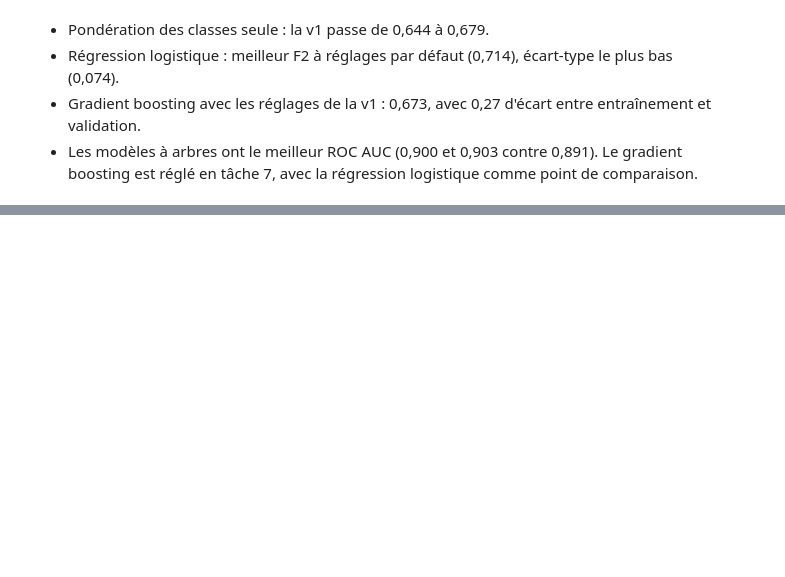
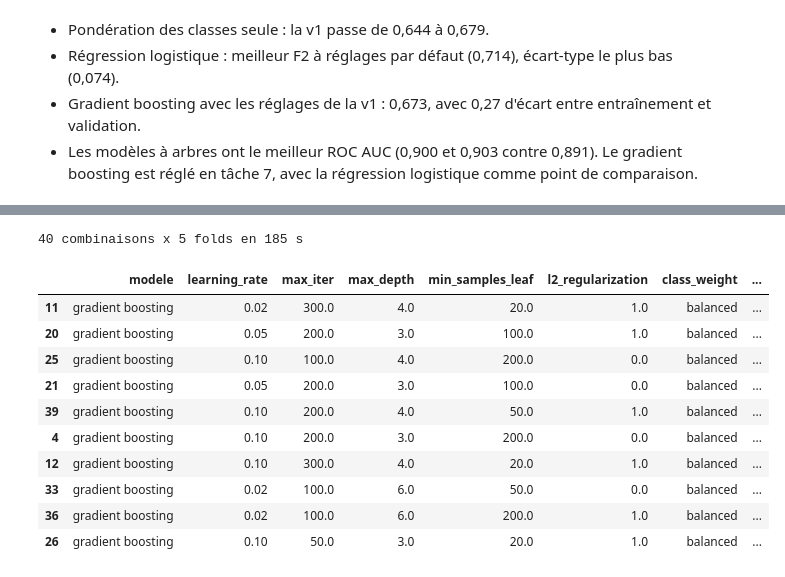
Before and after one commit to sojenorg/M1-B1-annulation-v2-wassim, a Jupyter notebook: notebooks/02_modelisation.ipynb, the cells around one changed output, grey strips where cells are left out. Saved outputs shown, nothing was run; the diff lists cells and outputs as text; code cells hidden in the pictures; blank space fills up the shorter version.

```diff
--- a/notebooks/02_modelisation.ipynb
+++ b/notebooks/02_modelisation.ipynb
@@ -363,0 +368,73 @@ tableau("v1 rejouée", "v1 rejouée + pondération des classes", *familles)
+# %%
+espace = {
+    "classifier__learning_rate": [0.02, 0.05, 0.1],
+    "classifier__max_iter": [50, 100, 200, 300],
+    "classifier__max_depth": [3, 4, 6, None],
+    "classifier__min_samples_leaf": [20, 50, 100, 200],
+    "classifier__l2_regularization": [0, 1, 10],
+    "classifier__class_weight": [None, "balanced"],
+}
+recherche = RandomizedSearchCV(
+    build_pipeline(HistGradientBoostingClassifier(random_state=42)),
+    espace,
+    n_iter=40,
+    cv=CV,
+    scoring=SCORING,
+    refit=False,
+    return_train_score=True,
+    n_jobs=-1,
+    random_state=42,
+)
+debut = time.perf_counter()
+recherche.fit(X_train, y_train)
+print(f"40 combinaisons x 5 folds en {time.perf_counter() - debut:.0f} s")
+
+grille = GridSearchCV(
+    build_pipeline(LogisticRegression(max_iter=2000, class_weight="balanced")),
+    {"classifier__C": [0.01, 0.1, 1, 10]},
+    cv=CV,
+    scoring=SCORING,
+    refit=False,
+    return_train_score=True,
+    n_jobs=-1,
+)
+grille.fit(X_train, y_train);
+# %% [output]
+40 combinaisons x 5 folds en 185 s
+# %%
+def trace(recherche, modele):
+    """Une ligne par combinaison essayée : réglages, scores de validation et d'entraînement."""
+    r = pd.DataFrame(recherche.cv_results_)
+    essais = pd.DataFrame(list(r["params"])).rename(columns=lambda c: c.replace("classifier__", ""))
+    essais.insert(0, "modele", modele)
+    essais["f2_validation"] = r["mean_test_f2"]
+    essais["f2_ecart_type"] = r["std_test_f2"]
+    essais["f2_entrainement"] = r["mean_train_f2"]
+    essais["ecart"] = r["mean_train_f2"] - r["mean_test_f2"]
+    essais["rappel_validation"] = r["mean_test_recall"]
+    essais["precision_validation"] = r["mean_test_precision"]
+    essais["roc_auc_validation"] = r["mean_test_roc_auc"]
+    essais["secondes_par_entrainement"] = r["mean_fit_time"]
+    return essais
+
+
+essais = pd.concat(
+    [trace(recherche, "gradient boosting"), trace(grille, "régression logistique")], ignore_index=True
+).sort_values("f2_validation", ascending=False)
+essais.round(4).to_csv("essais_hyperparametres.csv", index=False)
+
+colonnes = ["modele", "learning_rate", "max_iter", "max_depth", "min_samples_leaf", "l2_regularization", "class_weight", "C",
+            "f2_validation", "f2_ecart_type", "f2_entrainement", "ecart"]
+essais[colonnes].head(10).round(3)
+# %% [output]
+|  | modele | learning_rate | max_iter | max_depth | min_samples_leaf | l2_regularization | class_weight | ... |
+| 11 | gradient boosting | 0.02 | 300.0 | 4.0 | 20.0 | 1.0 | balanced | ... |
+| 20 | gradient boosting | 0.05 | 200.0 | 3.0 | 100.0 | 1.0 | balanced | ... |
+| 25 | gradient boosting | 0.10 | 100.0 | 4.0 | 200.0 | 0.0 | balanced | ... |
+| 21 | gradient boosting | 0.05 | 200.0 | 3.0 | 100.0 | 0.0 | balanced | ... |
+| 39 | gradient boosting | 0.10 | 200.0 | 4.0 | 50.0 | 1.0 | balanced | ... |
+| 4 | gradient boosting | 0.10 | 200.0 | 3.0 | 200.0 | 0.0 | balanced | ... |
+| 12 | gradient boosting | 0.10 | 300.0 | 4.0 | 20.0 | 1.0 | balanced | ... |
+| 33 | gradient boosting | 0.02 | 100.0 | 6.0 | 50.0 | 0.0 | balanced | ... |
+| 36 | gradient boosting | 0.02 | 100.0 | 6.0 | 200.0 | 1.0 | balanced | ... |
+| 26 | gradient boosting | 0.10 | 50.0 | 3.0 | 20.0 | 1.0 | balanced | ... |
```
Also changed, not shown: parts of 14 cells of this notebook, 1 other file.
